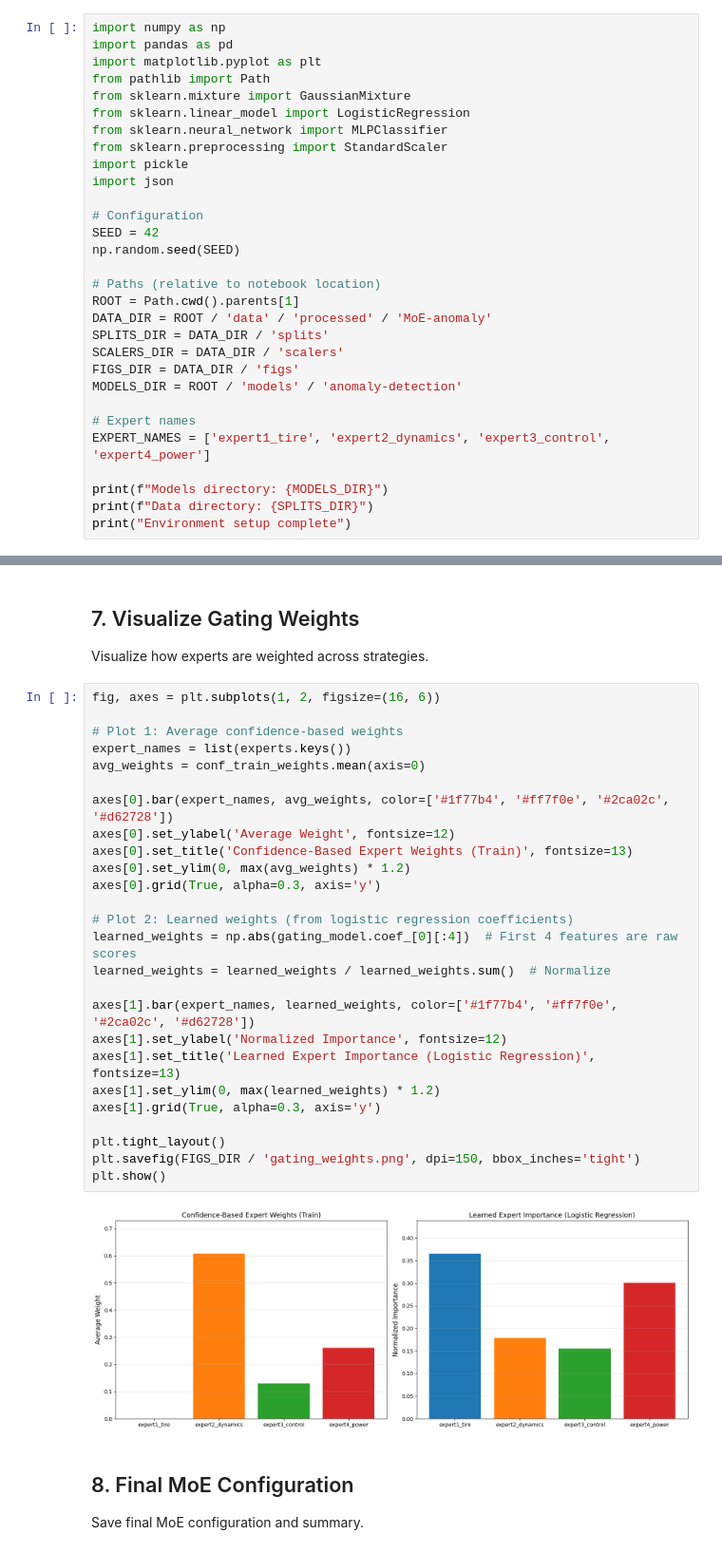
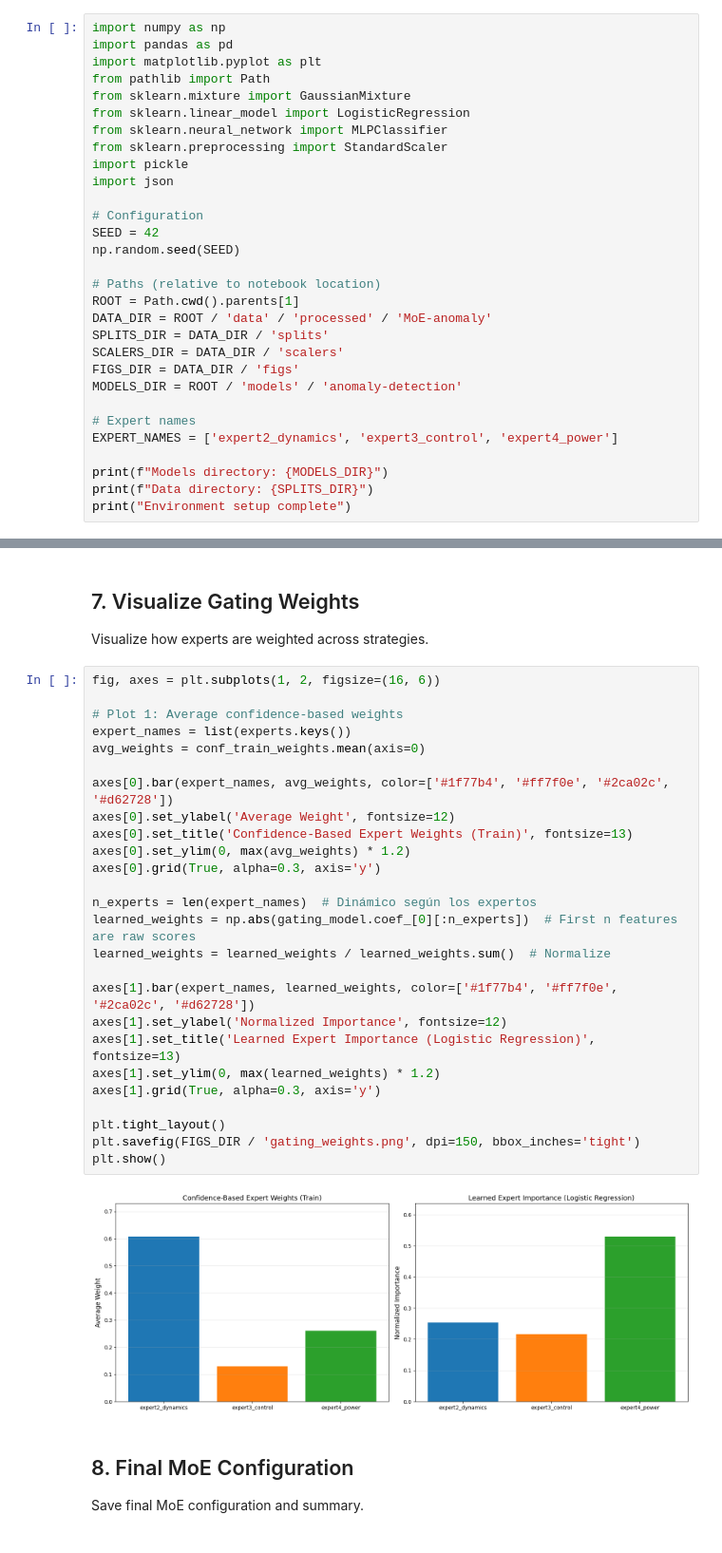
Before and after one commit to VforVitorio/F1_AC_Digital_Twin, a Jupyter notebook: deep-learning/anomaly-detection/N05_MoE_gating_network.ipynb, the cells around one changed output, grey strips where cells are left out. Shown at 95% size. Saved outputs shown, nothing was run; the diff lists cells and outputs as text.

```diff
--- a/deep-learning/anomaly-detection/N05_MoE_gating_network.ipynb
+++ b/deep-learning/anomaly-detection/N05_MoE_gating_network.ipynb
@@ -32,7 +32,7 @@ FIGS_DIR = DATA_DIR / 'figs'
 MODELS_DIR = ROOT / 'models' / 'anomaly-detection'
 
 # Expert names
-EXPERT_NAMES = ['expert1_tire', 'expert2_dynamics', 'expert3_control', 'expert4_power']
+EXPERT_NAMES = ['expert2_dynamics', 'expert3_control', 'expert4_power']
 
 print(f"Models directory: {MODELS_DIR}")
 print(f"Data directory: {SPLITS_DIR}")
@@ -415,31 +406,31 @@ Visualize how experts are weighted across strategies.
 # %%
 fig, axes = plt.subplots(1, 2, figsize=(16, 6))
 
 # Plot 1: Average confidence-based weights
 expert_names = list(experts.keys())
 avg_weights = conf_train_weights.mean(axis=0)
 
 axes[0].bar(expert_names, avg_weights, color=['#1f77b4', '#ff7f0e', '#2ca02c', '#d62728'])
 axes[0].set_ylabel('Average Weight', fontsize=12)
 axes[0].set_title('Confidence-Based Expert Weights (Train)', fontsize=13)
 axes[0].set_ylim(0, max(avg_weights) * 1.2)
 axes[0].grid(True, alpha=0.3, axis='y')
 
-# Plot 2: Learned weights (from logistic regression coefficients)
-learned_weights = np.abs(gating_model.coef_[0][:4])  # First 4 features are raw scores
+n_experts = len(expert_names)  # Dinámico según los expertos
+learned_weights = np.abs(gating_model.coef_[0][:n_experts])  # First n features are raw scores
 learned_weights = learned_weights / learned_weights.sum()  # Normalize
 
 axes[1].bar(expert_names, learned_weights, color=['#1f77b4', '#ff7f0e', '#2ca02c', '#d62728'])
 axes[1].set_ylabel('Normalized Importance', fontsize=12)
 axes[1].set_title('Learned Expert Importance (Logistic Regression)', fontsize=13)
 axes[1].set_ylim(0, max(learned_weights) * 1.2)
 axes[1].grid(True, alpha=0.3, axis='y')
 
 plt.tight_layout()
 plt.savefig(FIGS_DIR / 'gating_weights.png', dpi=150, bbox_inches='tight')
 plt.show()
 # %% [output]
-[figure, old version]
+[figure, new version]
 # %% [markdown]
 ## 8. Final MoE Configuration
 
```
Also changed, not shown: parts of 9 cells of this notebook, 27 other files.
